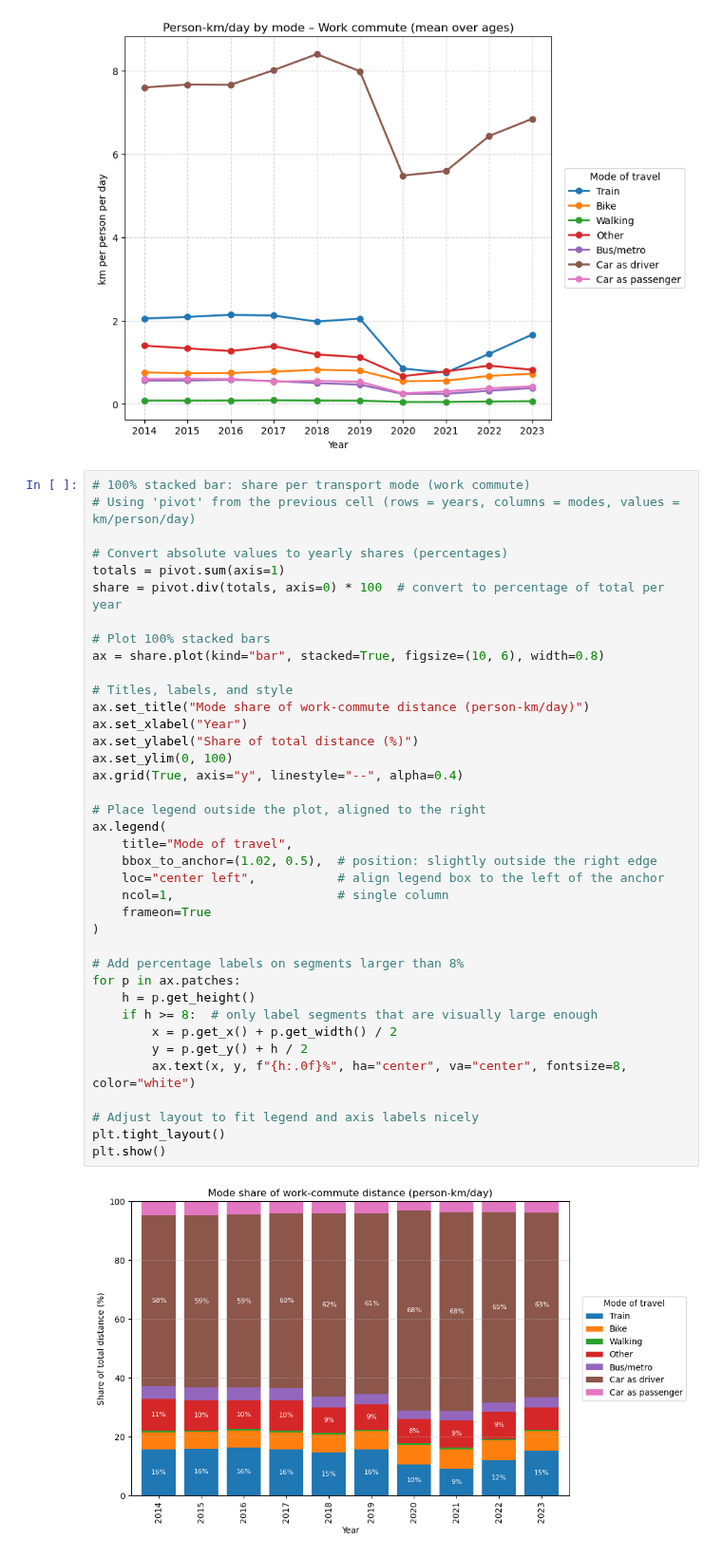
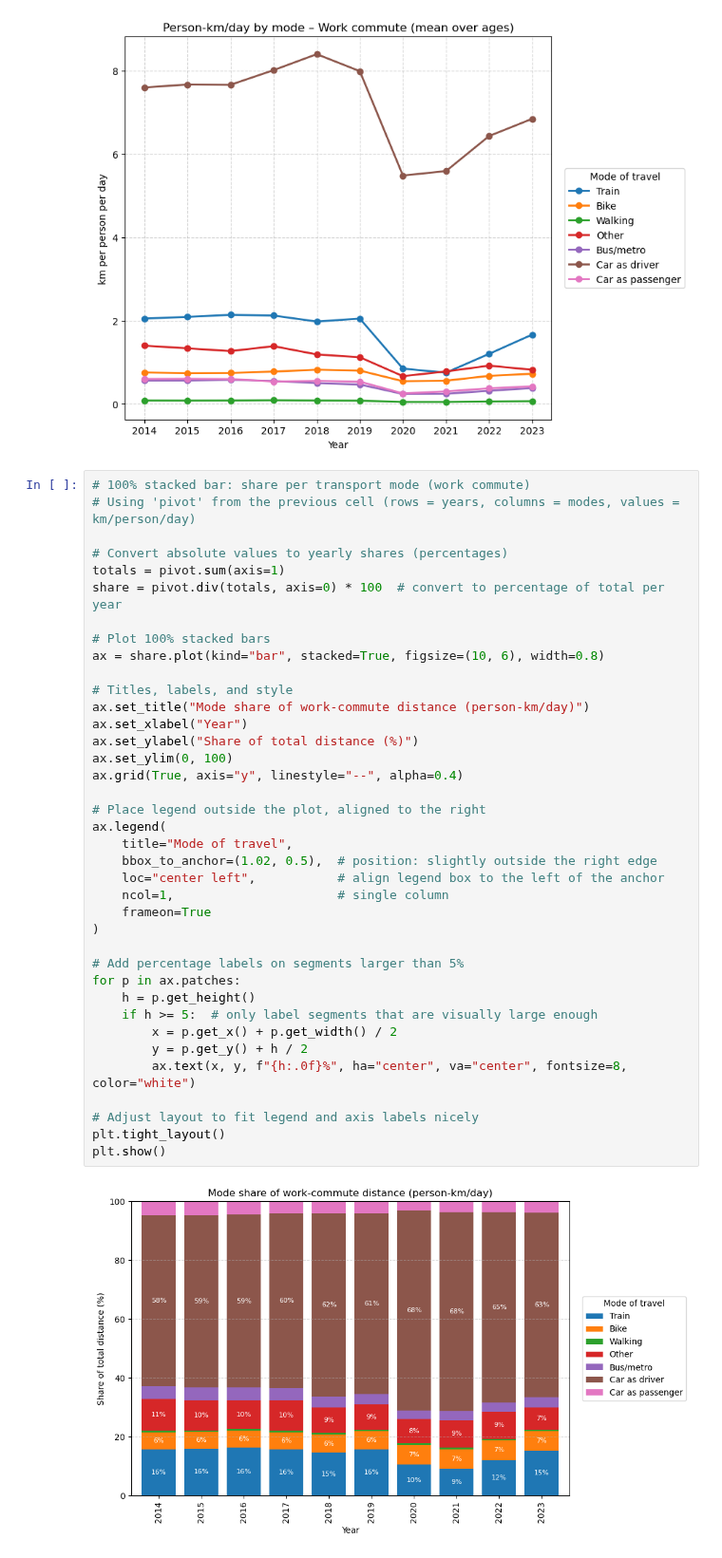
Before and after one commit to lotterus2003/groep24, a Jupyter notebook: Subquestion 1/Subquestion 1.ipynb, the cells around one changed output. Shown at 95% size. Drawn from its saved outputs; the diff is of its cells as text.

```diff
--- a/Subquestion 1/Subquestion 1.ipynb
+++ b/Subquestion 1/Subquestion 1.ipynb
@@ -413,33 +171,33 @@ share = pivot.div(totals, axis=0) * 100  # convert to percentage of total per ye
 
 # Plot 100% stacked bars
 ax = share.plot(kind="bar", stacked=True, figsize=(10, 6), width=0.8)
 
 # Titles, labels, and style
 ax.set_title("Mode share of work-commute distance (person-km/day)")
 ax.set_xlabel("Year")
 ax.set_ylabel("Share of total distance (%)")
 ax.set_ylim(0, 100)
 ax.grid(True, axis="y", linestyle="--", alpha=0.4)
 
 # Place legend outside the plot, aligned to the right
 ax.legend(
     title="Mode of travel",
     bbox_to_anchor=(1.02, 0.5),  # position: slightly outside the right edge
     loc="center left",           # align legend box to the left of the anchor
     ncol=1,                      # single column
     frameon=True
 )
 
-# Add percentage labels on segments larger than 8%
+# Add percentage labels on segments larger than 5%
 for p in ax.patches:
     h = p.get_height()
-    if h >= 8:  # only label segments that are visually large enough
+    if h >= 5:  # only label segments that are visually large enough
         x = p.get_x() + p.get_width() / 2
         y = p.get_y() + h / 2
         ax.text(x, y, f"{h:.0f}%", ha="center", va="center", fontsize=8, color="white")
 
 # Adjust layout to fit legend and axis labels nicely
 plt.tight_layout()
 plt.show()
 # %% [output]
-[figure, old version]
+[figure, new version]
```
Also changed, not shown: parts of 7 cells of this notebook.
